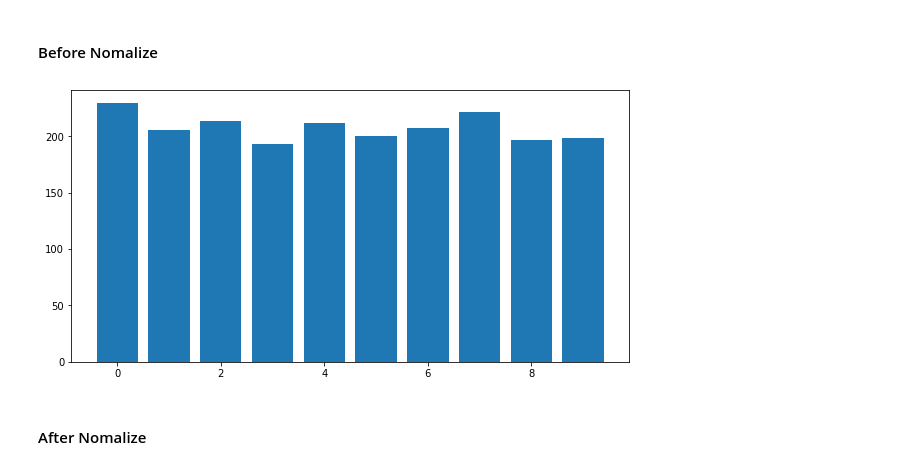
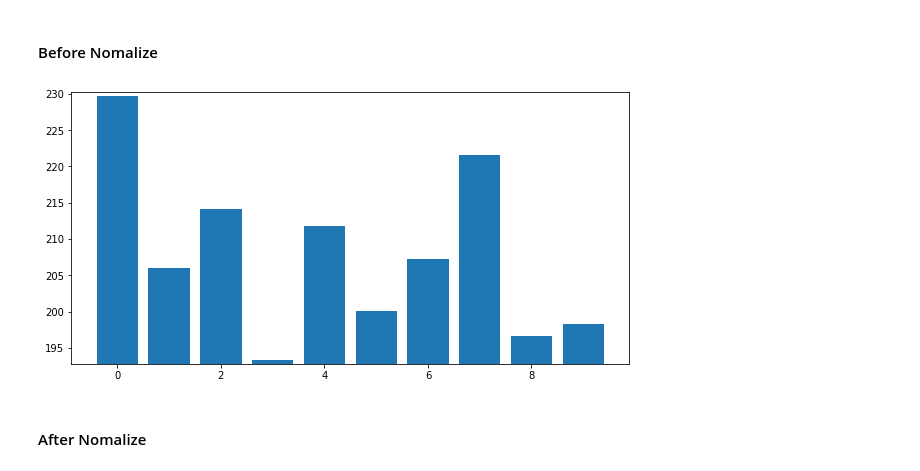
Before and after one commit to AmirrezaRahimi/KNN--Data-analysis-, a Jupyter notebook: Rice_Type.ipynb, the cells around one changed output. Drawn from its saved outputs; the diff is of its cells as text; code cells hidden in the pictures.

```diff
--- a/Rice_Type.ipynb
+++ b/Rice_Type.ipynb
@@ -334,16 +330,16 @@ plt.show()
 # %%
 Major_Axis_Length = df['Major_Axis_Length'].head(10)
 
 # Figure Size
 fig = plt.figure(figsize =(10, 5))
 
 # Horizontal Bar Plot
 plt.bar(np.arange(10), Major_Axis_Length[0:10])
-
+plt.ylim(Major_Axis_Length.min() - 0.5, Major_Axis_Length.max() + 0.5)
 # Show Plot
 plt.show()
 # %% [output]
-[figure, old version]
+[figure, new version]
 # %% [markdown]
 #### After Nomalize
 # %%
```
Also changed, not shown: parts of 8 cells of this notebook.
